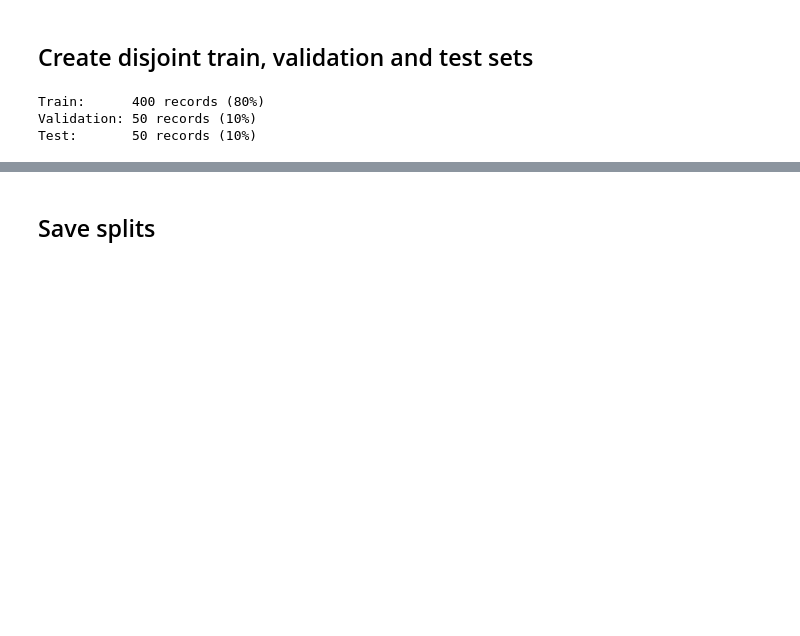
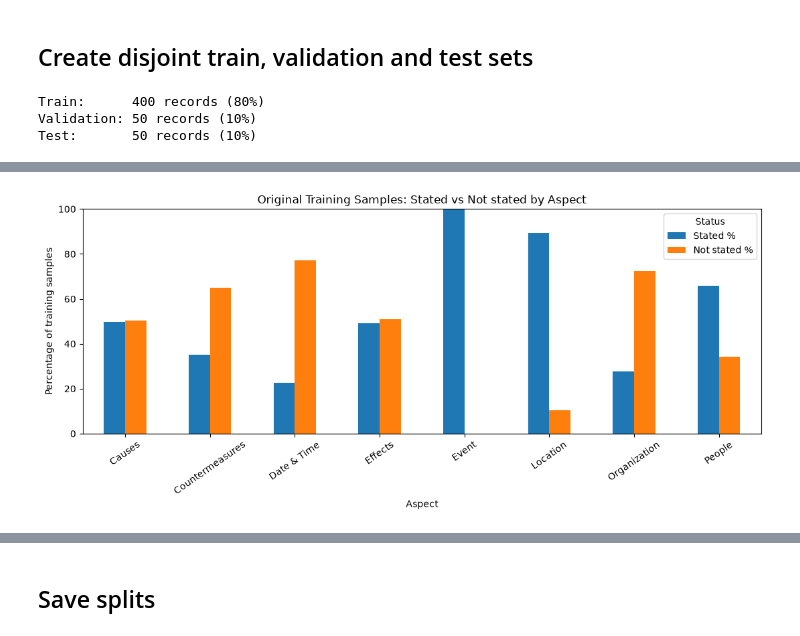
Before and after one commit to ZcePing404/news_simplification_assistant, a Jupyter notebook: split_data.ipynb, the cells around one changed output, grey strips where cells are left out. Saved outputs shown, nothing was run; the diff lists cells and outputs as text; code cells hidden in the pictures; blank space fills up the shorter version.

```diff
--- a/split_data.ipynb
+++ b/split_data.ipynb
@@ -83,0 +303,22 @@ Test:       50 records (10%)
+# %%
+import matplotlib.pyplot as plt
+
+plot_df = training_aspect_summary_df.set_index("aspect_label")[
+    ["Stated %", "Not stated %"]
+]
+
+ax = plot_df.plot(
+    kind="bar",
+    figsize=(11, 5),
+)
+
+ax.set_title("Original Training Samples: Stated vs Not stated by Aspect")
+ax.set_xlabel("Aspect")
+ax.set_ylabel("Percentage of training samples")
+ax.set_ylim(0, 100)
+ax.tick_params(axis="x", rotation=35)
+ax.legend(title="Status")
+plt.tight_layout()
+plt.show()
+# %% [output]
+[figure, added]
```
Also changed, not shown: parts of 5 cells of this notebook, 14 other files.
